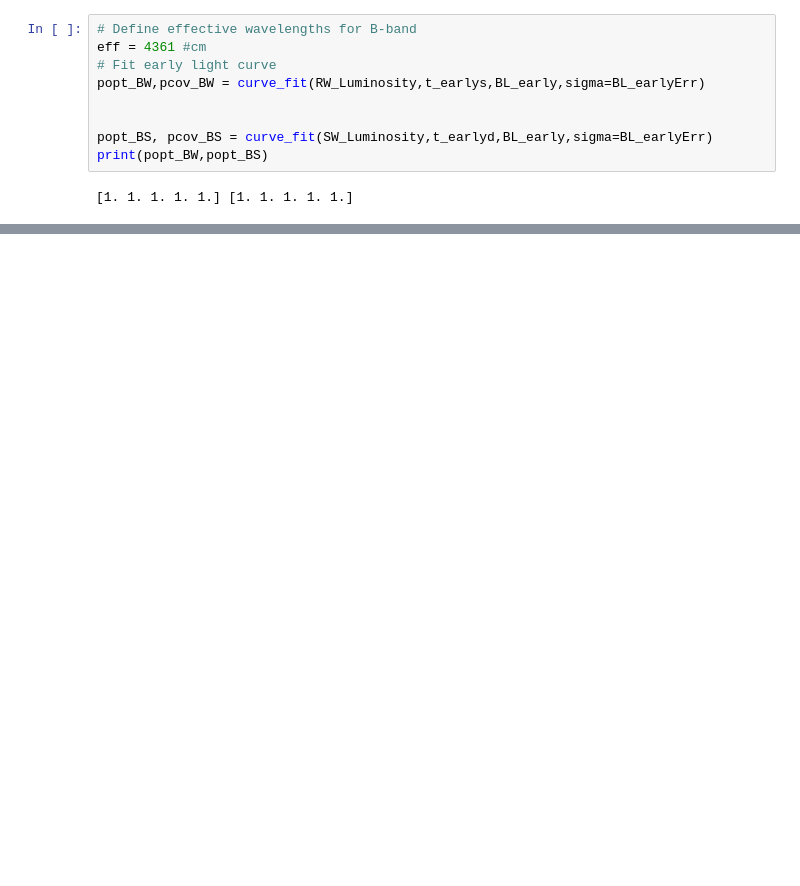
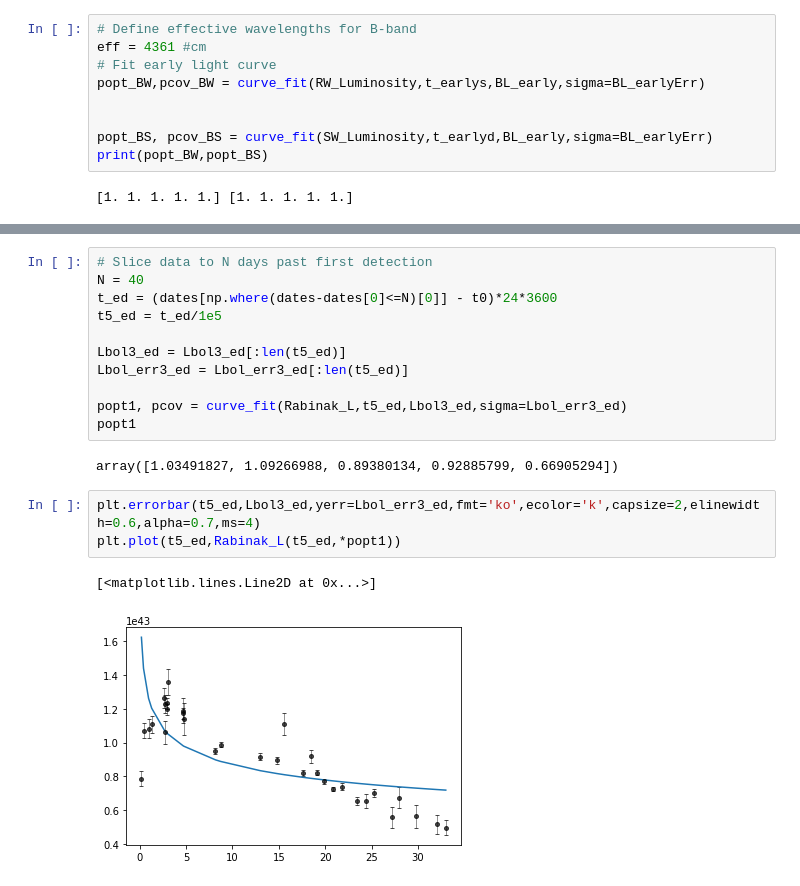
Before and after one commit to 159Patrick159/ZN-7090, a Jupyter notebook: Scripts/Light Curve Modelling.ipynb, the cells around one changed output, grey strips where cells are left out. Cells and saved outputs as stored; diff of their text form; blank space fills up the shorter version.

Commit message:
Implemented function for ingoring all data points outside specified range.

```diff
--- a/Scripts/Light Curve Modelling.ipynb
+++ b/Scripts/Light Curve Modelling.ipynb
@@ -808,0 +828,19 @@ Notes for tomorrow:
+# %%
+# Slice data to N days past first detection
+N = 40
+t_ed = (dates[np.where(dates-dates[0]<=N)[0]] - t0)*24*3600
+t5_ed = t_ed/1e5
+
+Lbol3_ed = Lbol3_ed[:len(t5_ed)]
+Lbol_err3_ed = Lbol_err3_ed[:len(t5_ed)]
+
+popt1, pcov = curve_fit(Rabinak_L,t5_ed,Lbol3_ed,sigma=Lbol_err3_ed)
+popt1
+# %% [output]
+array([1.03491827, 1.09266988, 0.89380134, 0.92885799, 0.66905294])
+# %%
+plt.errorbar(t5_ed,Lbol3_ed,yerr=Lbol_err3_ed,fmt='ko',ecolor='k',capsize=2,elinewidth=0.6,alpha=0.7,ms=4)
+plt.plot(t5_ed,Rabinak_L(t5_ed,*popt1))
+# %% [output]
+[<matplotlib.lines.Line2D at 0x...>]
+[figure, added]
```
Also changed, not shown: parts of 23 cells of this notebook.
